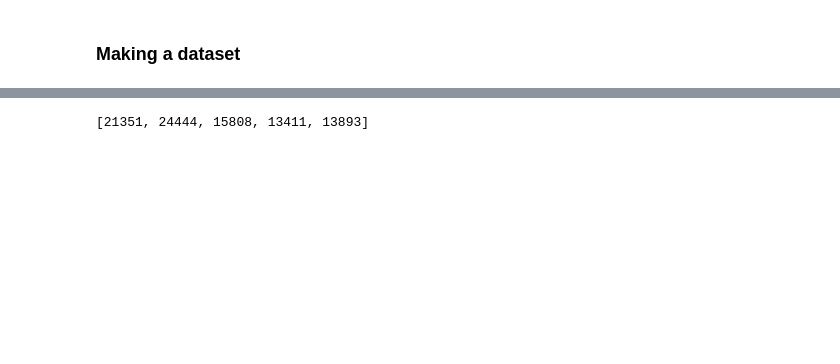
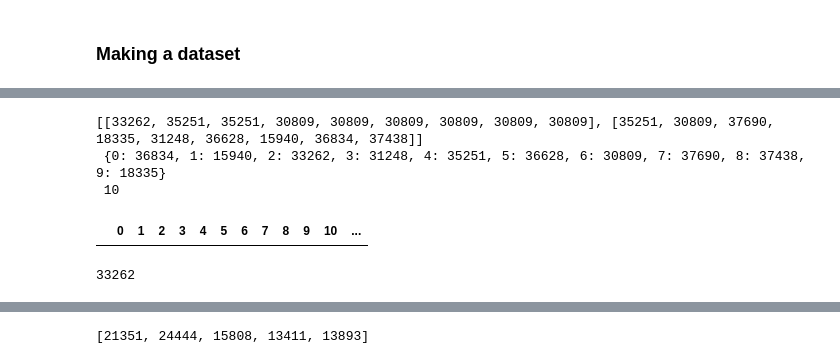
Before and after one commit to bharathwajan/git_users_domain_prediction, a Jupyter notebook: graph_data_creation.ipynb, the cells around one changed output, grey strips where cells are left out. Saved outputs shown, nothing was run; the diff lists cells and outputs as text; code cells hidden in the pictures; blank space fills up the shorter version.

```diff
--- a/graph_data_creation.ipynb
+++ b/graph_data_creation.ipynb
@@ -55,0 +167,22 @@ nx.draw(Graph,cmap=plt.get_cmap('viridis'),with_labels=True)
+# %%
+for sample in train_samples.iterrows():
+    dev_id=sample[1]["id"]
+    edge_idx=generate_graph(dev_id,10)
+    nodes=set([ele for sublist in edge_idx for ele in sublist])
+    mappings=dict(enumerate(nodes))
+    print(edge_idx,"\n",mappings,"\n",len(mappings))
+    #replace edge_idx with mapped number and put values data.x according
+
+    break
+# %% [output]
+[[33262, 35251, 35251, 30809, 30809, 30809, 30809, 30809, 30809], [35251, 30809, 37690, 18335, 31248, 36628, 15940, 36834, 37438]]
+ {0: 36834, 1: 15940, 2: 33262, 3: 31248, 4: 35251, 5: 36628, 6: 30809, 7: 37690, 8: 37438, 9: 18335}
+ 10
+# %%
+selected_nodes.loc[selected_nodes["id"]==8365]
+# %% [output]
+|  | 0 | 1 | 2 | 3 | 4 | 5 | 6 | 7 | 8 | 9 | 10 | ... |
+# %%
+dev_id
+# %% [output]
+33262
```
Also changed, not shown: parts of 17 cells of this notebook, 4 other files.
